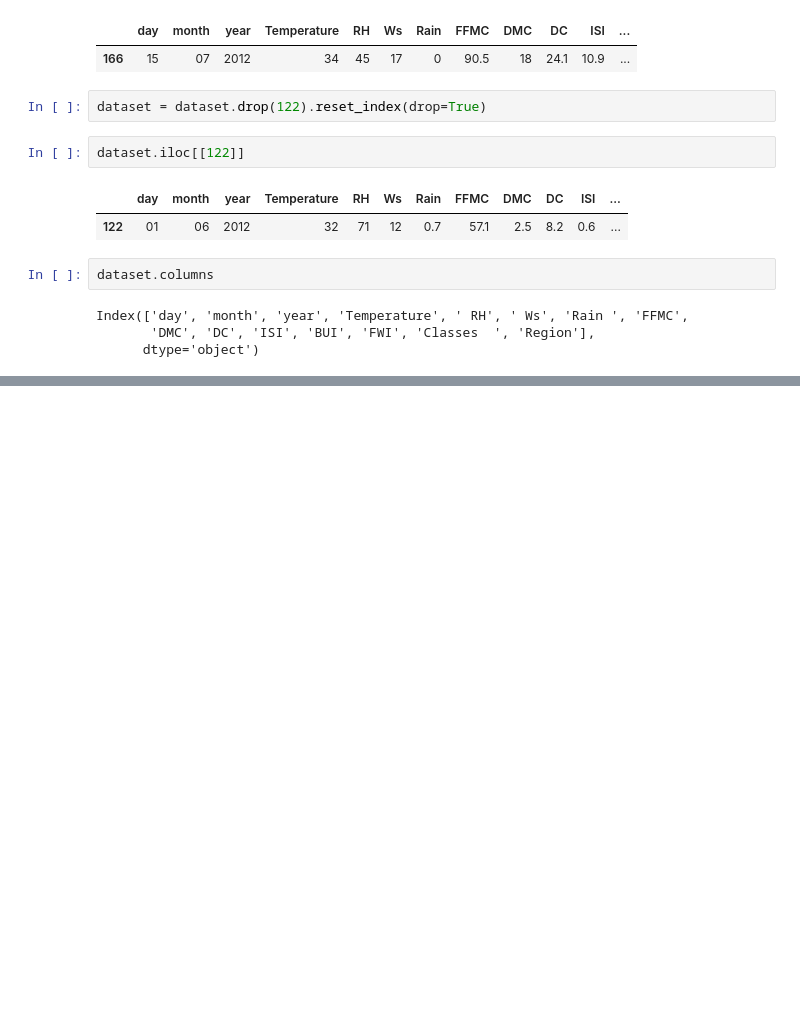
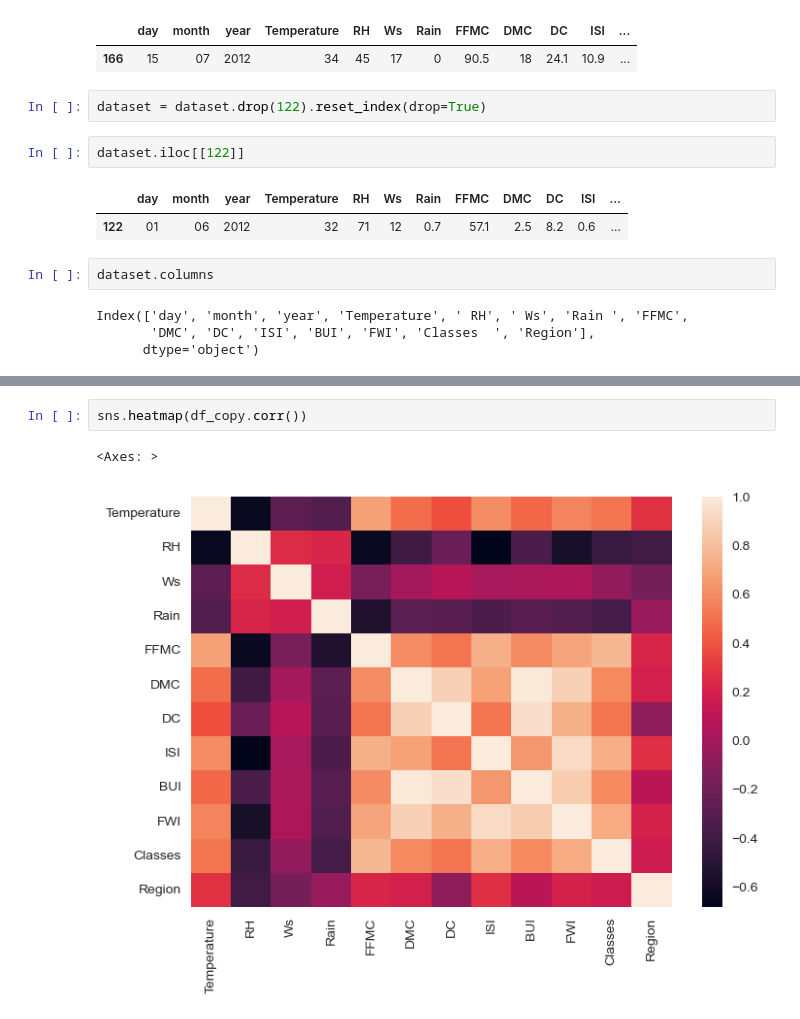
Before and after one commit to likhithan2001/Test_Forest_Fire, a Jupyter notebook: notebook/Algerian.ipynb, the cells around one changed output, grey strips where cells are left out. Cells and saved outputs as stored; diff of their text form; blank space fills up the shorter version.

```diff
--- a/notebook/Algerian.ipynb
+++ b/notebook/Algerian.ipynb
@@ -185,0 +362,5 @@ Index(['day', 'month', 'year', 'Temperature', ' RH', ' Ws', 'Rain ', 'FFMC',
+# %%
+sns.heatmap(df_copy.corr())
+# %% [output]
+<Axes: >
+[figure, added]
```
Also changed, not shown: parts of 25 cells of this notebook, 2 other files.
